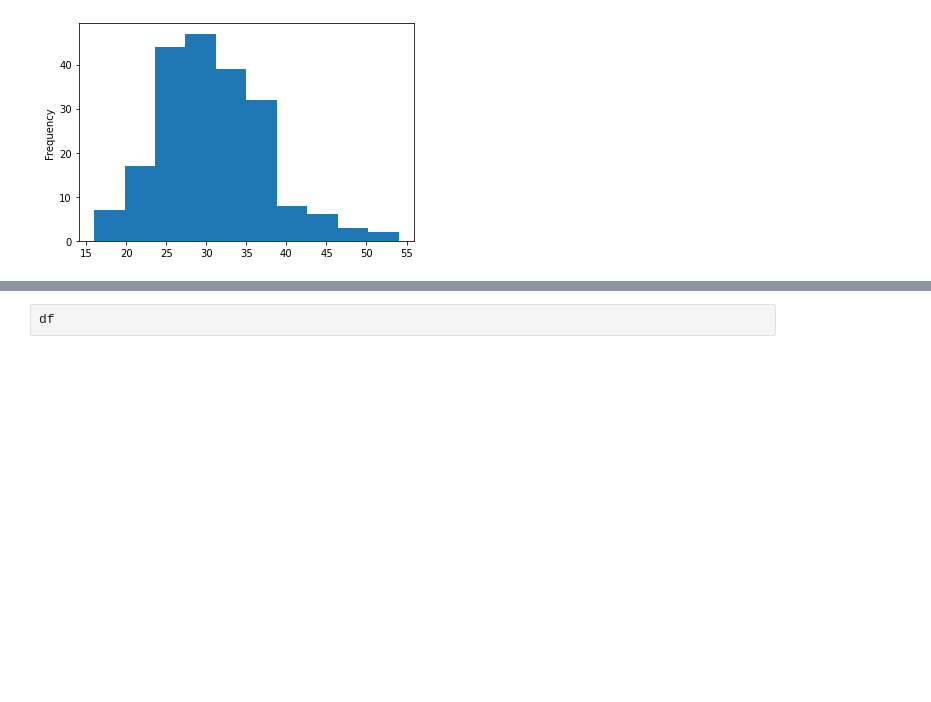
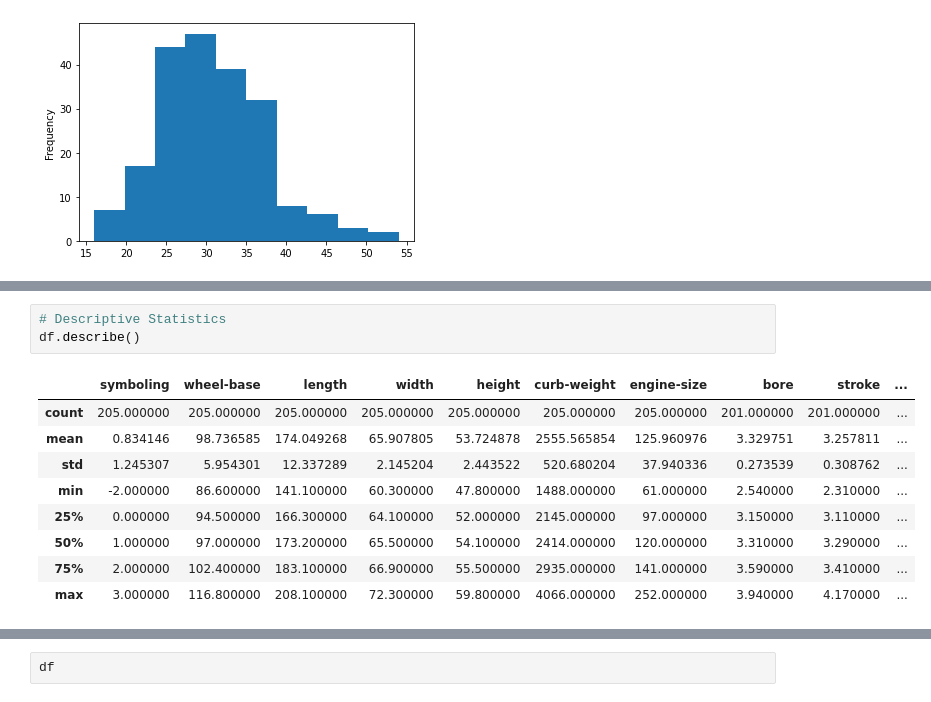
Before and after one commit to OleksiiTomilovych/Practice-EC-61, a Jupyter notebook: 1. Data Preprocessing/01. Data Preprocessing (Tomilovych, EC-61).ipynb, the cells around one changed output, grey strips where cells are left out. Drawn from its saved outputs; the diff is of its cells as text; blank space fills up the shorter version.

```diff
--- a/1. Data Preprocessing/01. Data Preprocessing (Tomilovych, EC-61).ipynb
+++ b/1. Data Preprocessing/01. Data Preprocessing (Tomilovych, EC-61).ipynb
@@ -474,0 +409,13 @@ df[['wheel-base','length','width','height','curb-weight', 'engine-size', 'bore',
+# %%
+# Descriptive Statistics
+df.describe()
+# %% [output]
+|  | symboling | wheel-base | length | width | height | curb-weight | engine-size | bore | stroke | ... |
+| count | 205.000000 | 205.000000 | 205.000000 | 205.000000 | 205.000000 | 205.000000 | 205.000000 | 201.000000 | 201.000000 | ... |
+| mean | 0.834146 | 98.736585 | 174.049268 | 65.907805 | 53.724878 | 2555.565854 | 125.960976 | 3.329751 | 3.257811 | ... |
+| std | 1.245307 | 5.954301 | 12.337289 | 2.145204 | 2.443522 | 520.680204 | 37.940336 | 0.273539 | 0.308762 | ... |
+| min | -2.000000 | 86.600000 | 141.100000 | 60.300000 | 47.800000 | 1488.000000 | 61.000000 | 2.540000 | 2.310000 | ... |
+| 25% | 0.000000 | 94.500000 | 166.300000 | 64.100000 | 52.000000 | 2145.000000 | 97.000000 | 3.150000 | 3.110000 | ... |
+| 50% | 1.000000 | 97.000000 | 173.200000 | 65.500000 | 54.100000 | 2414.000000 | 120.000000 | 3.310000 | 3.290000 | ... |
+| 75% | 2.000000 | 102.400000 | 183.100000 | 66.900000 | 55.500000 | 2935.000000 | 141.000000 | 3.590000 | 3.410000 | ... |
+| max | 3.000000 | 116.800000 | 208.100000 | 72.300000 | 59.800000 | 4066.000000 | 252.000000 | 3.940000 | 4.170000 | ... |
```
Also changed, not shown: parts of 33 cells of this notebook, 1 other file.
